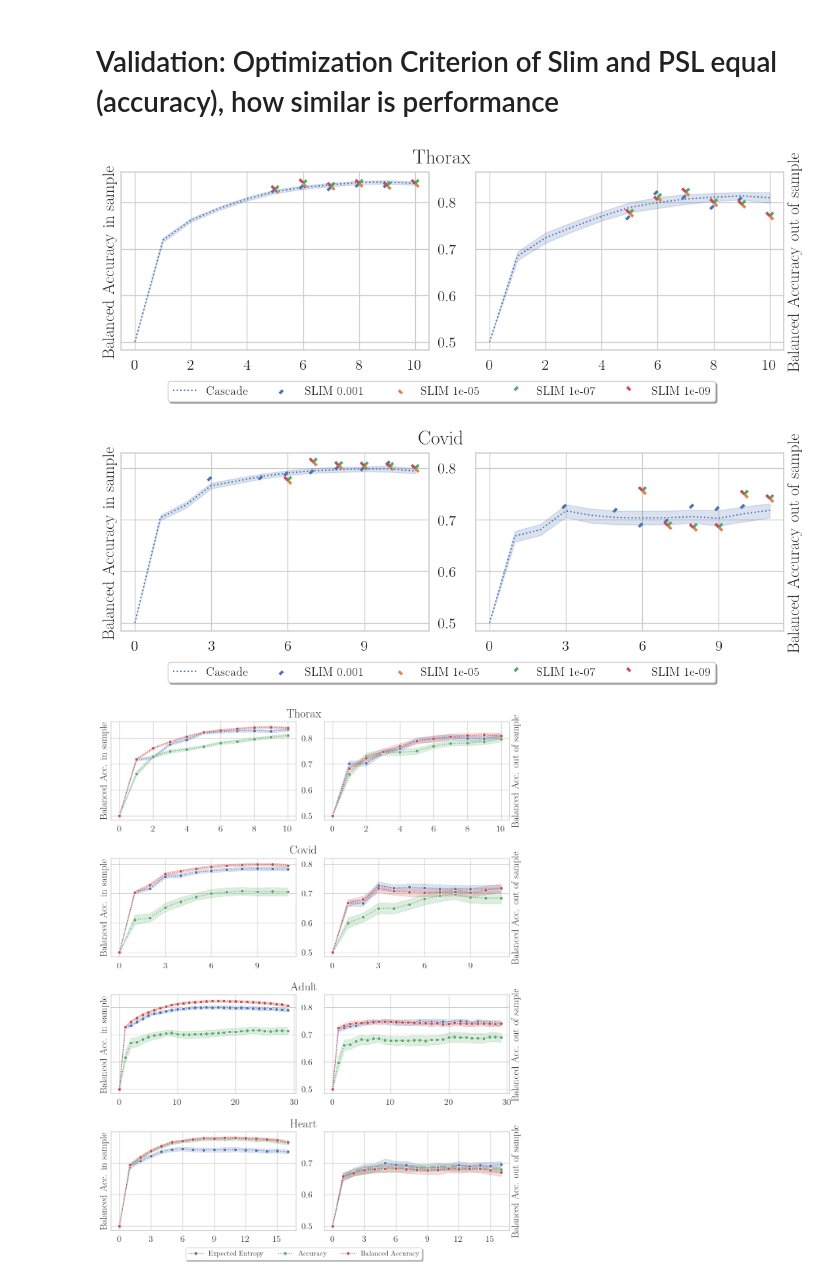
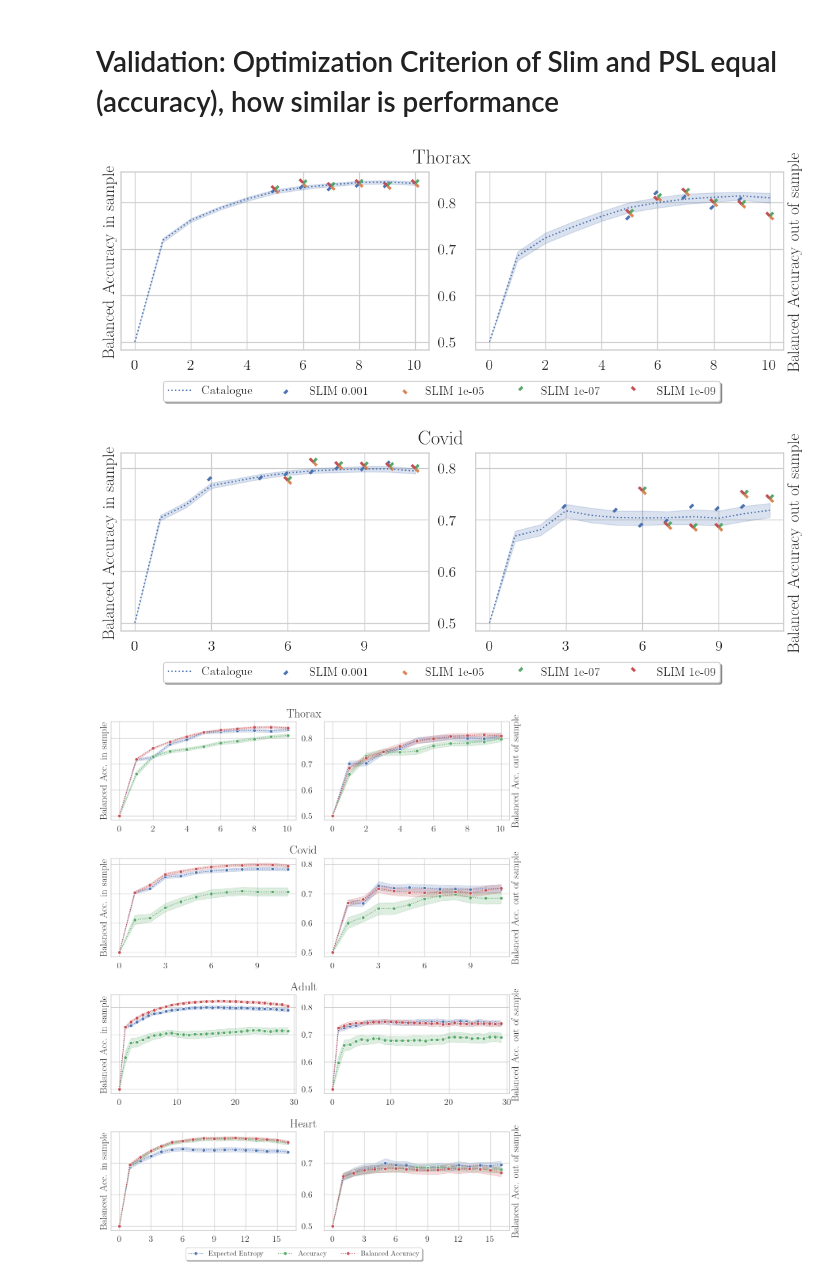
Before and after one commit to TRR318/pub-ijar-learning_cascades, a Jupyter notebook: plots.ipynb, the cells around one changed output. Saved outputs shown, nothing was run; the diff lists cells and outputs as text; code cells hidden in the pictures.

Commit message:
Rename cascade to catalogue in legends

```diff
--- a/plots.ipynb
+++ b/plots.ipynb
@@ -102,32 +102,32 @@ Index(['dataset', 'fold', 'score_set', 'method', 'c_value', 'stage',
 # %%
 datasets = [ "thorax", "covid"]#, "mammo", "covid", "adult"]
 for dataset_name in datasets:
     fig, axes = plt.subplots(1, 2, sharey=True, gridspec_kw=dict(wspace=.15))
     fig.set_size_inches(13, 3.5)
     axes = np.ravel(axes)
     train, test = "balanced_accuracy_score_y_bal_train", "balanced_accuracy_score_y_bal_test"
 
     results_psl = load_and_prepare_results(dataset_name=dataset_name, methods=["PSL"], opt_crits=["balanced_accuracy"])
     results_slim = load_and_prepare_results(dataset_name=dataset_name, methods=["SLIM"])
     results_slim = results_slim[["stage","method","balanced_accuracy_score_y_pred_train","balanced_accuracy_score_y_pred_test"]].groupby(["stage","method"]).mean()
     markers = dict(markers=[MarkerStyle(0,"left",Affine2D().rotate_deg((i+.5)*90)) for i in range(4)], linewidth=3, s=30, style="method", hue="method")
 
     sns.lineplot(results_psl, x="stage", y=train, hue="method", ax=axes[0], legend="full", linestyle=":")
     sns.scatterplot(results_slim, x="stage", y="balanced_accuracy_score_y_pred_train", ax=axes[0], legend="full", **markers)
 
     sns.lineplot(results_psl, x="stage", y=test, hue="method", ax=axes[1],linestyle=":", legend=False)
     sns.scatterplot(results_slim, x="stage", y="balanced_accuracy_score_y_pred_test", ax=axes[1], legend=False, **markers)
     update_axes_tuple(axes,"Balanced Accuracy")
 
     handles, labels = axes[0].get_legend_handles_labels()
-    labels = [l.replace("PSL   balanced_accuracy","Cascade") for l in labels]
+    labels = [l.replace("PSL   balanced_accuracy","Catalogue") for l in labels]
 
     fig.suptitle(dataset_name.title())
     fig.legend(handles=handles,labels=labels,loc="upper center", bbox_to_anchor=(0.5, -0.0), fontsize=13, fancybox=True, shadow=True, ncol=6)
     fig.savefig(f"fig/{dataset_name}_optimality_of_greedy_(optmethod=bacc, eval=bacc).pdf", bbox_inches='tight')
 # %% [output]
-[figure, old version]
+[figure, new version]
-[figure, old version]
+[figure, new version]
 # %%
 datasets = ["thorax", "covid", "adult", "heart"]
 
```
Also changed, not shown: 2 other files.
